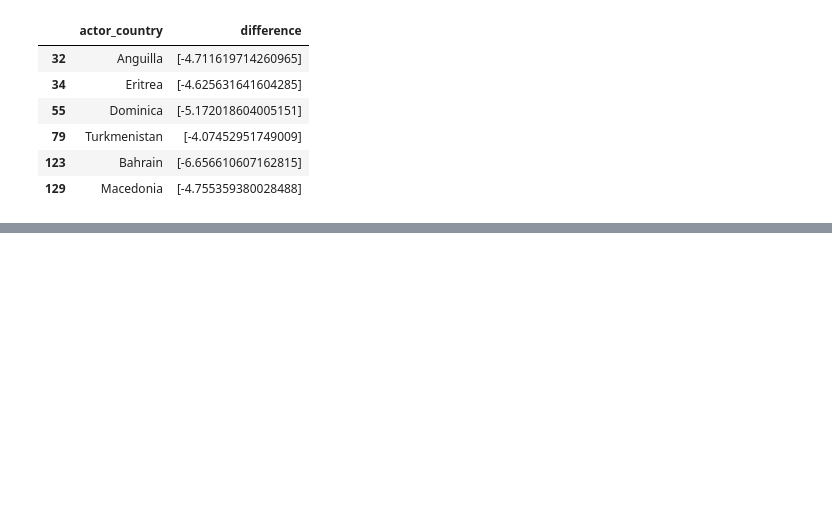
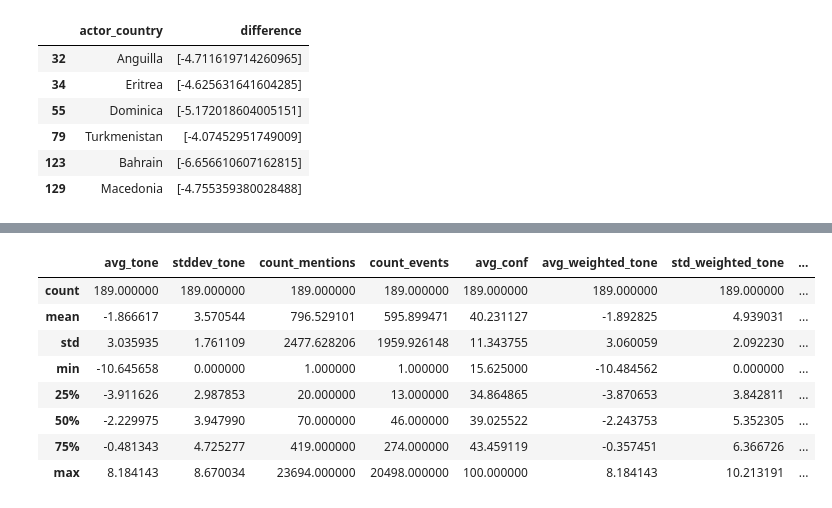
Before and after one commit to NatGr/projectAdA, a Jupyter notebook: Notebook.ipynb, the cells around one changed output, grey strips where cells are left out. Cells and saved outputs as stored; diff of their text form; code cells hidden in the pictures; blank space fills up the shorter version.

```diff
--- a/Notebook.ipynb
+++ b/Notebook.ipynb
@@ -687,0 +754,13 @@ df[df["difference"] < -4]
+# %%
+Bahrain = country_to_country_view[country_to_country_view["mention_country"] == "Bahrain"]
+Bahrain.describe()
+# %% [output]
+|  | avg_tone | stddev_tone | count_mentions | count_events | avg_conf | avg_weighted_tone | std_weighted_tone | ... |
+| count | 189.000000 | 189.000000 | 189.000000 | 189.000000 | 189.000000 | 189.000000 | 189.000000 | ... |
+| mean | -1.866617 | 3.570544 | 796.529101 | 595.899471 | 40.231127 | -1.892825 | 4.939031 | ... |
+| std | 3.035935 | 1.761109 | 2477.628206 | 1959.926148 | 11.343755 | 3.060059 | 2.092230 | ... |
+| min | -10.645658 | 0.000000 | 1.000000 | 1.000000 | 15.625000 | -10.484562 | 0.000000 | ... |
+| 25% | -3.911626 | 2.987853 | 20.000000 | 13.000000 | 34.864865 | -3.870653 | 3.842811 | ... |
+| 50% | -2.229975 | 3.947990 | 70.000000 | 46.000000 | 39.025522 | -2.243753 | 5.352305 | ... |
+| 75% | -0.481343 | 4.725277 | 419.000000 | 274.000000 | 43.459119 | -0.357451 | 6.366726 | ... |
+| max | 8.184143 | 8.670034 | 23694.000000 | 20498.000000 | 100.000000 | 8.184143 | 10.213191 | ... |
```
Also changed, not shown: parts of 23 cells of this notebook.
